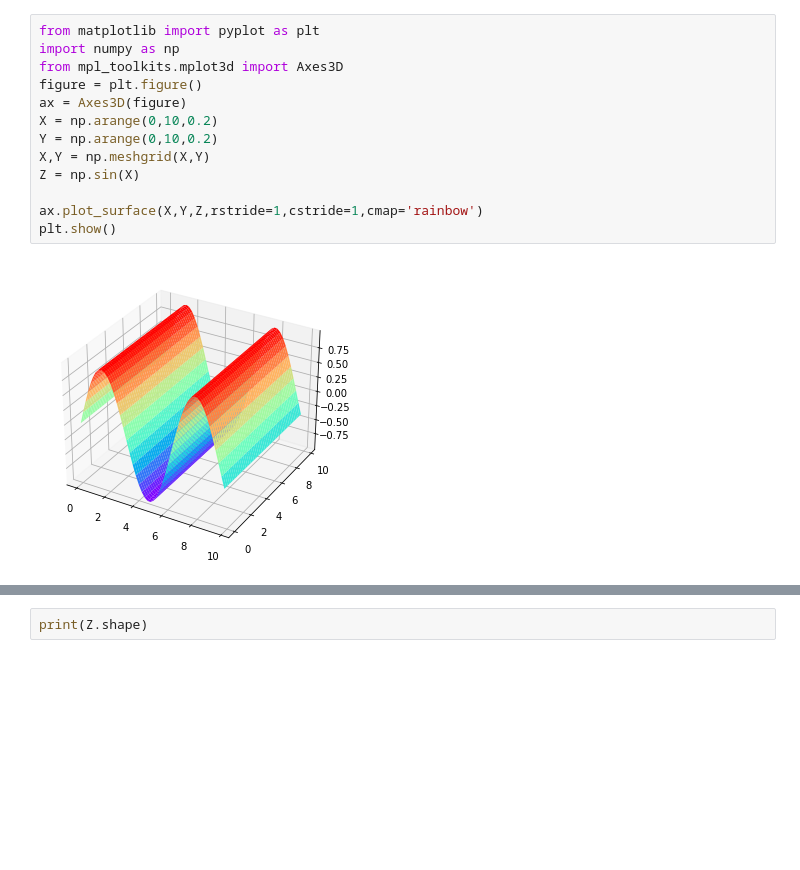
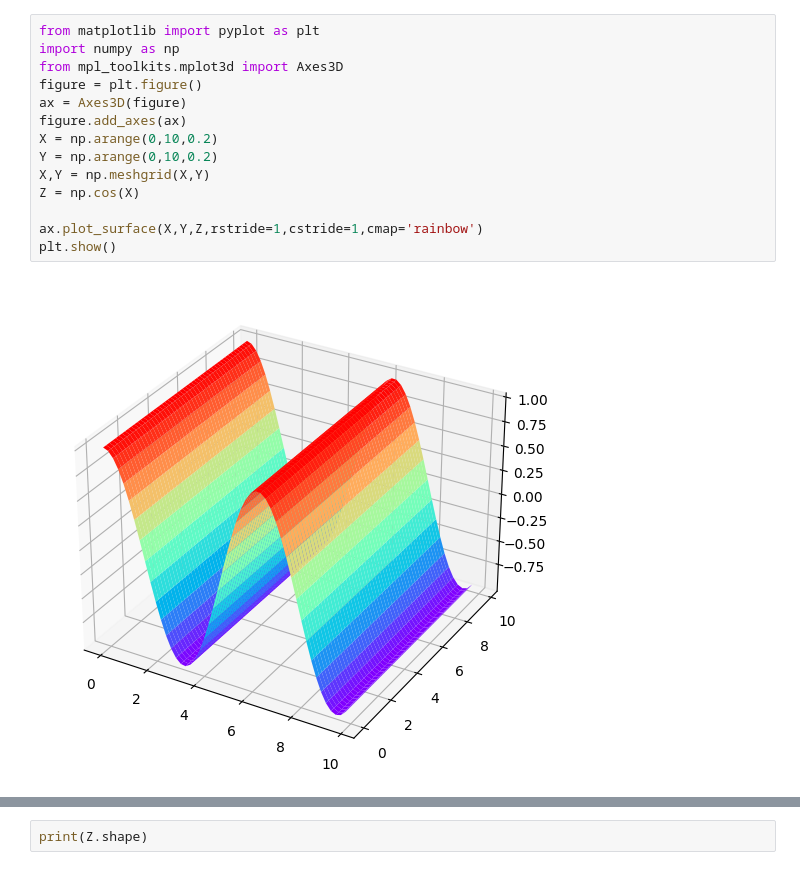
Before and after one commit to synjoker/20210803FDM01, a Jupyter notebook: meshFDM.ipynb, the cells around one changed output, grey strips where cells are left out. Cells and saved outputs as stored; diff of their text form; blank space fills up the shorter version.

```diff
--- a/meshFDM.ipynb
+++ b/meshFDM.ipynb
@@ -1,15 +17,16 @@
 # %%
 from matplotlib import pyplot as plt
 import numpy as np
 from mpl_toolkits.mplot3d import Axes3D
 figure = plt.figure()
 ax = Axes3D(figure)
+figure.add_axes(ax)
 X = np.arange(0,10,0.2)
 Y = np.arange(0,10,0.2)
 X,Y = np.meshgrid(X,Y)
-Z = np.sin(X)
+Z = np.cos(X)
 
 ax.plot_surface(X,Y,Z,rstride=1,cstride=1,cmap='rainbow')
 plt.show()
 # %% [output]
-[figure, old version]
+[figure, new version]
```
Also changed, not shown: parts of 2 cells of this notebook, 4 other files.
